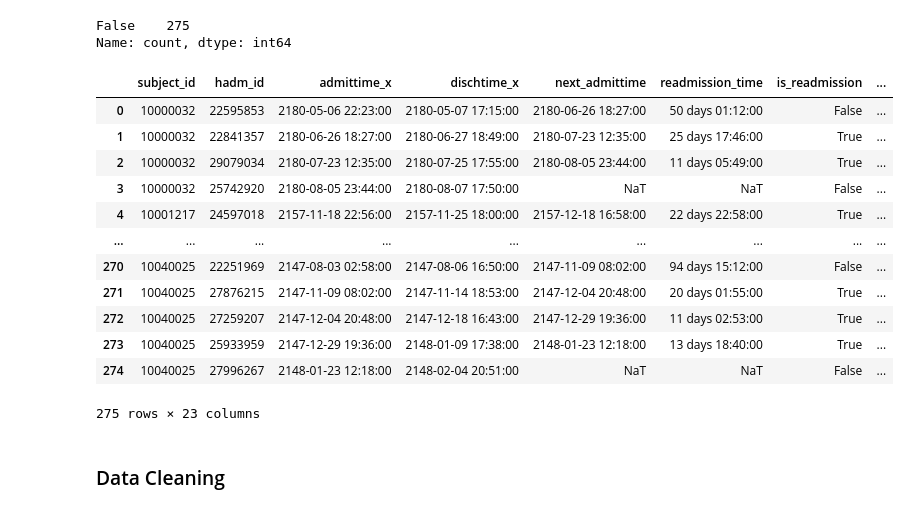
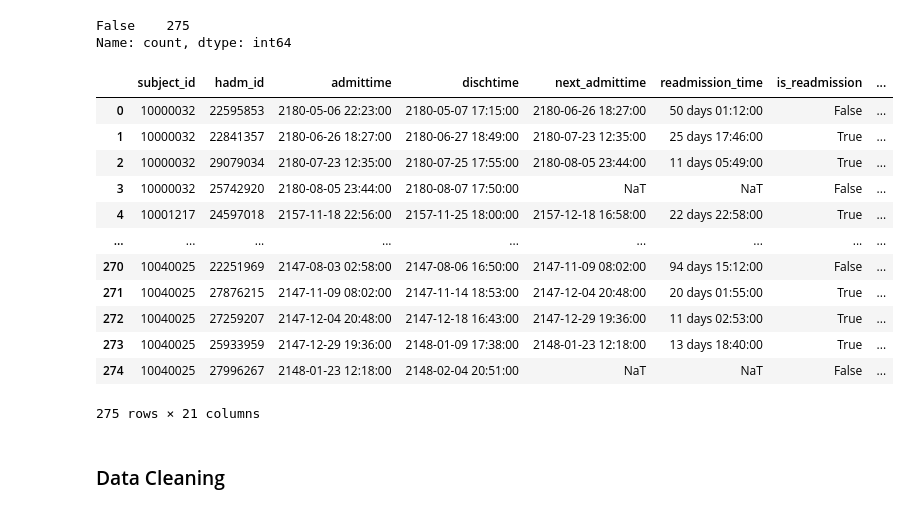
Before and after one commit to bizzfuzz/CHOP-comprehensive-hospital-outcome-prediction-system, a Jupyter notebook: CHOP.ipynb, the cells around one changed output. Cells and saved outputs as stored; diff of their text form; code cells hidden in the pictures.

Commit message:
removed duplicate times from readmission

```diff
--- a/CHOP.ipynb
+++ b/CHOP.ipynb
@@ -313,30 +313,32 @@ Name: count, dtype: int64
 # %%
 #Calculating the number of readmissions for each subject_id using a readmission threshold of 30 days
 readmissions_df= admissions[["subject_id","hadm_id","admittime","dischtime"]].copy()
 
 
 readmissions_df['admittime'] = pd.to_datetime(readmissions_df['admittime'])
 readmissions_df['dischtime'] = pd.to_datetime(readmissions_df['dischtime'])
 
 # Assuming df is your dataframe and readmission_threshold is defined
 readmission_threshold = pd.Timedelta(days=30)
 
 # Sort by subject_id, admittime
 readmissions_df = readmissions_df.sort_values(by=['subject_id', 'admittime'])
 
 # Calculate the time to next admission and determine if it's a readmission
 readmissions_df['next_admittime'] = readmissions_df.groupby('subject_id')['admittime'].shift(-1)
 readmissions_df['readmission_time'] = readmissions_df['next_admittime'] - readmissions_df['dischtime']
 readmissions_df['is_readmission'] = (readmissions_df['readmission_time'] <= readmission_threshold) & (readmissions_df['readmission_time'] > pd.Timedelta(days=0))
 
 # Calculate readmissions per patient
 readmissions_df['readmissions'] = readmissions_df.groupby('subject_id')['is_readmission'].cumsum()
-#merge readmission_df with base_df on subject_id and hadm_id
 
-readmissions_df = pd.merge(readmissions_df, base_df, on=['subject_id', 'hadm_id'], how='left')
+#merge readmission_df with base_df
+base_copy = base_df.copy()
+base_copy.drop(["admittime", "dischtime"], axis=1, inplace=True)
+readmissions_df = pd.merge(readmissions_df, base_copy, on=['subject_id', 'hadm_id'], how='left')
 readmissions_df
 # %% [output]
-|  | subject_id | hadm_id | admittime_x | dischtime_x | next_admittime | readmission_time | is_readmission | ... |
+|  | subject_id | hadm_id | admittime | dischtime | next_admittime | readmission_time | is_readmission | ... |
 | 0 | 10000032 | 22595853 | 2180-05-06 22:23:00 | 2180-05-07 17:15:00 | 2180-06-26 18:27:00 | 50 days 01:12:00 | False | ... |
 | 1 | 10000032 | 22841357 | 2180-06-26 18:27:00 | 2180-06-27 18:49:00 | 2180-07-23 12:35:00 | 25 days 17:46:00 | True | ... |
 | 2 | 10000032 | 29079034 | 2180-07-23 12:35:00 | 2180-07-25 17:55:00 | 2180-08-05 23:44:00 | 11 days 05:49:00 | True | ... |
@@ -348,7 +350,7 @@ readmissions_df
 | 272 | 10040025 | 27259207 | 2147-12-04 20:48:00 | 2147-12-18 16:43:00 | 2147-12-29 19:36:00 | 11 days 02:53:00 | True | ... |
 | 273 | 10040025 | 25933959 | 2147-12-29 19:36:00 | 2148-01-09 17:38:00 | 2148-01-23 12:18:00 | 13 days 18:40:00 | True | ... |
 | 274 | 10040025 | 27996267 | 2148-01-23 12:18:00 | 2148-02-04 20:51:00 | NaT | NaT | False | ... |
-275 rows × 23 columns
+275 rows × 21 columns
 # %% [markdown]
 ### Data Cleaning
 # %%
```
